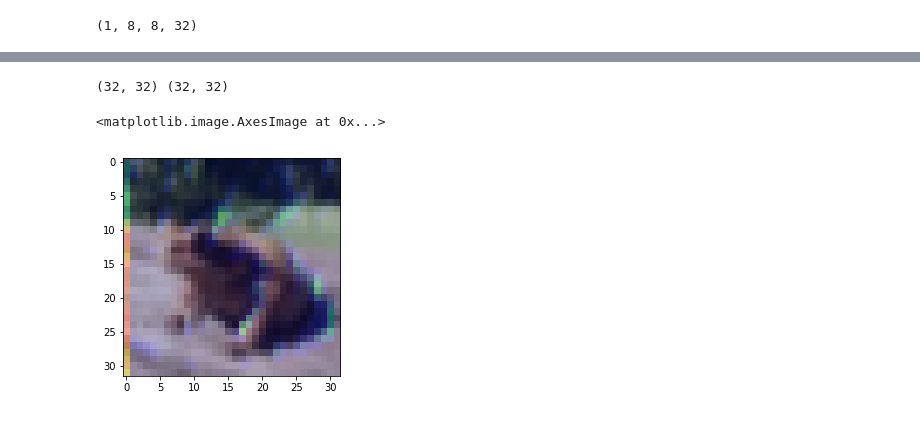
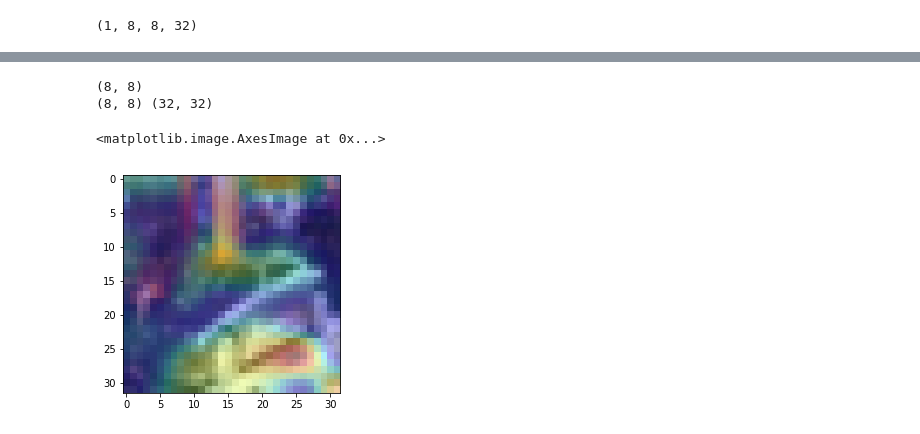
Before and after one commit to addiboyer24/190403_object_recognition, a Jupyter notebook: convolutional_neural_networks.ipynb, the cells around one changed output, grey strips where cells are left out. Saved outputs shown, nothing was run; the diff lists cells and outputs as text; code cells hidden in the pictures.

```diff
--- a/convolutional_neural_networks.ipynb
+++ b/convolutional_neural_networks.ipynb
@@ -531,6 +531,8 @@ The various functions presented above give you the means to interrogate much of
 # %%
 # model to output convolutional layer 1
 new_model = km.Model(inputs=model.input,outputs=(bn_3.output,softmax.output))
+idx = np.random.randint(0,len(x_train))
+idx = np.random.randint(0,len(x_train))
 # %%
 final_conv, probs = new_model.predict(x_train[idx].reshape((1,32,32,3)))
 # %%
@@ -581,12 +559,27 @@ print(weights)
+# %%
+weights = final_dense.get_weights()[0]
+w_index = 0
+for j,r in enumerate(axs):
+    for i,ax in enumerate(r):
+        final_conv[0,:,:,4*j + i] *= np.absolute(weights[w_index][0])
+        w_index+=1
+
+
+fm_0 = np.zeros((8,8))
+for j,r in enumerate(axs):
+    for i,ax in enumerate(r):
+        fm_0 += final_conv[0,:, :,4*j + i]
 # %%
 import scipy.ndimage as snd
-fm_0 = final_conv[0,:,:,0]
-fm_0_upscaled = snd.zoom(fm_0,1)
+#fm_0 = final_conv[0,:,:,0]
+print(fm_0.shape)
+fm_0_upscaled = snd.zoom(fm_0,4)
 print(fm_0.shape,fm_0_upscaled.shape)
 
 plt.imshow(x_train[idx])
 plt.imshow(fm_0_upscaled,alpha=0.3,cmap=plt.cm.jet)
 # %% [output]
-(32, 32) (32, 32)
+(8, 8)
+(8, 8) (32, 32)
 <matplotlib.image.AxesImage at 0x...>
-[figure, old version]
+[figure, new version]
```
Also changed, not shown: parts of 2 cells of this notebook.
